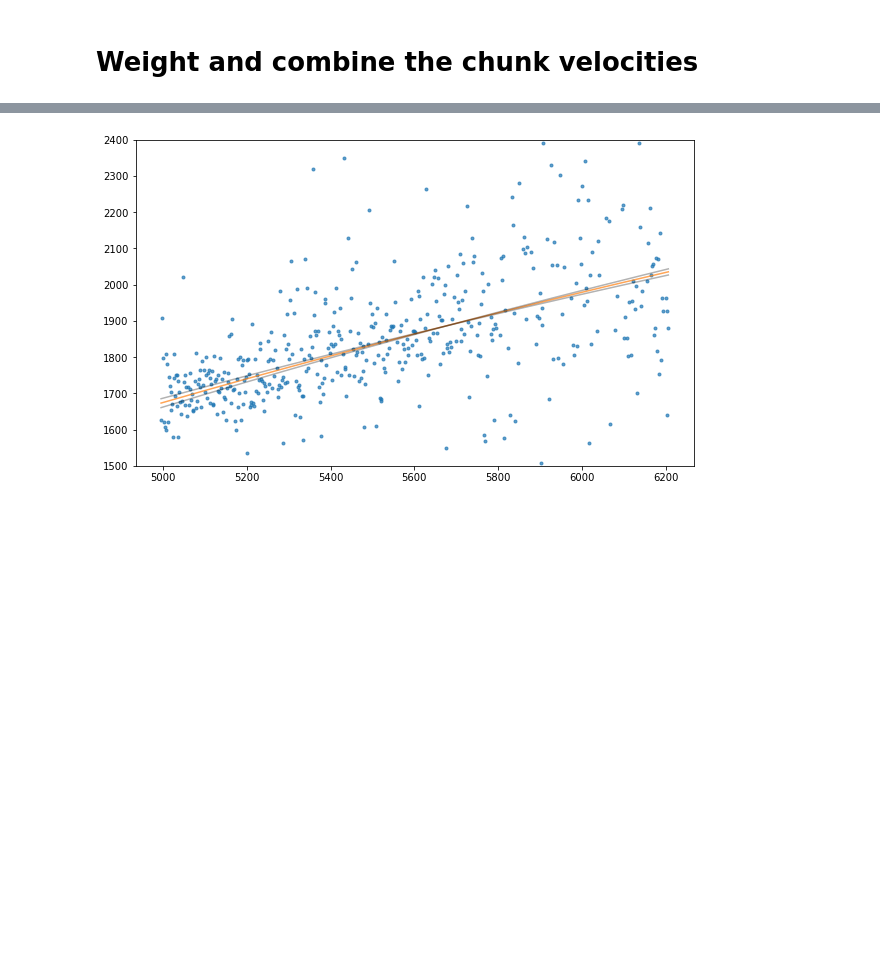
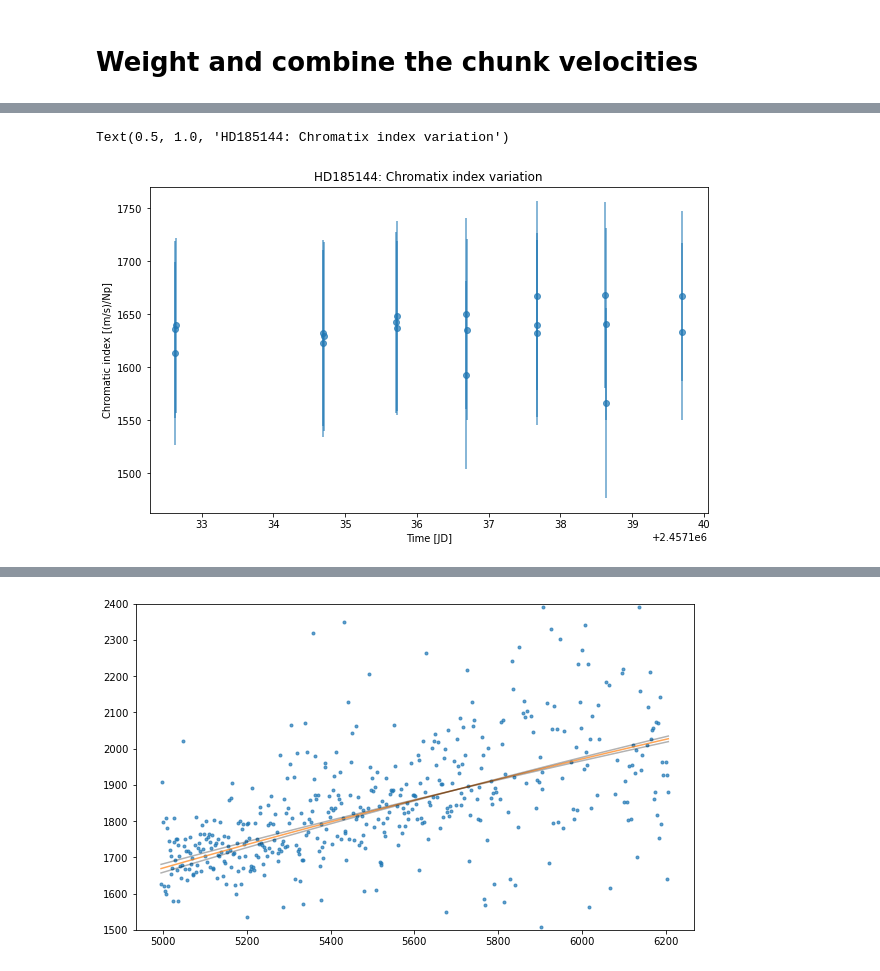
Before and after one commit to jaklusmeyer/APO_pyodine, a Jupyter notebook: docs/build/jupyter_execute/tutorial/velocities.ipynb, the cells around one changed output, grey strips where cells are left out. Saved outputs shown, nothing was run; the diff lists cells and outputs as text; code cells hidden in the pictures; blank space fills up the shorter version.

```diff
--- a/docs/build/jupyter_execute/tutorial/velocities.ipynb
+++ b/docs/build/jupyter_execute/tutorial/velocities.ipynb
@@ -62,0 +85,9 @@ All done!
+# %%
+fig = plt.figure(figsize=(10,6))
+plt.errorbar(Results.bary_date, Results.crx, yerr=Results.crx_err, fmt='o', alpha=0.7)
+plt.xlabel('Time [JD]')
+plt.ylabel('Chromatic index [(m/s)/Np]')
+plt.title('{}: Chromatix index variation'.format(Results.info['star_name']))
+# %% [output]
+Text(0.5, 1.0, 'HD185144: Chromatix index variation')
+[figure, added]
```
Also changed, not shown: parts of 11 cells of this notebook, 20 other files.
